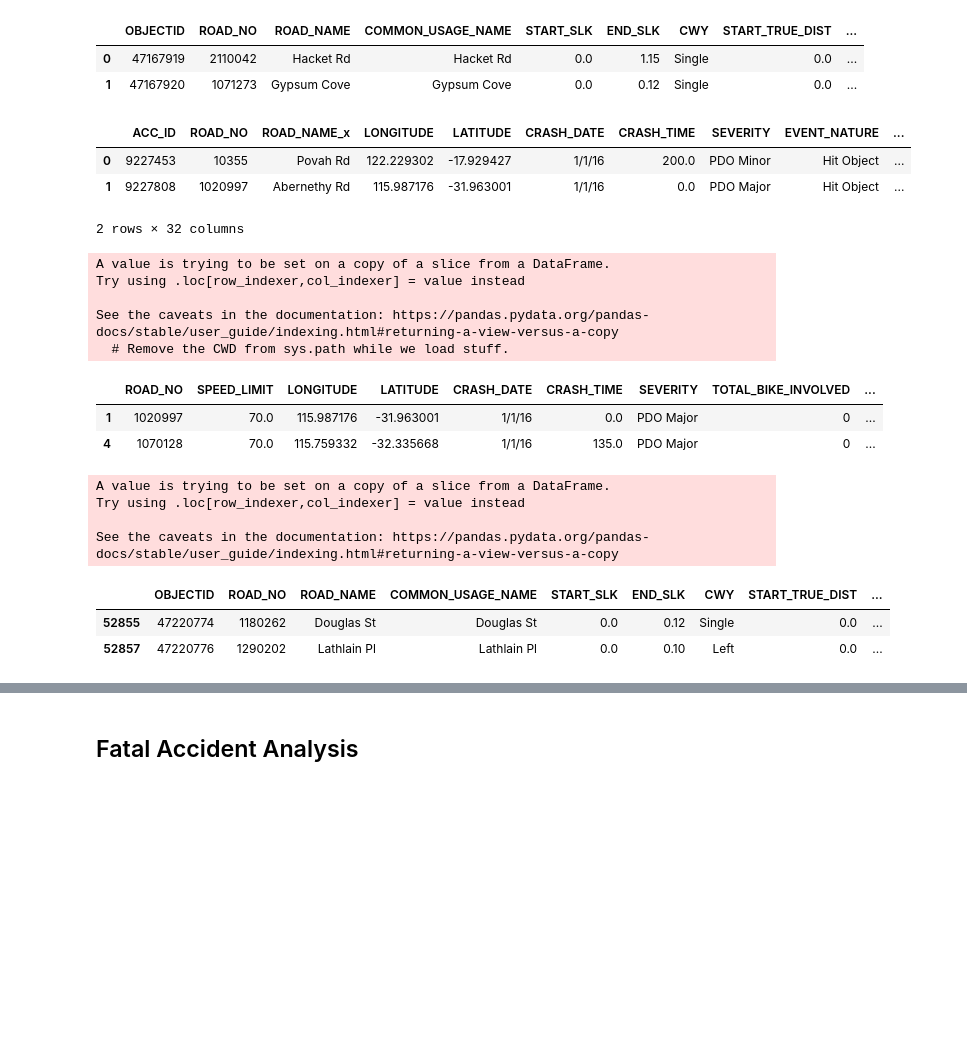
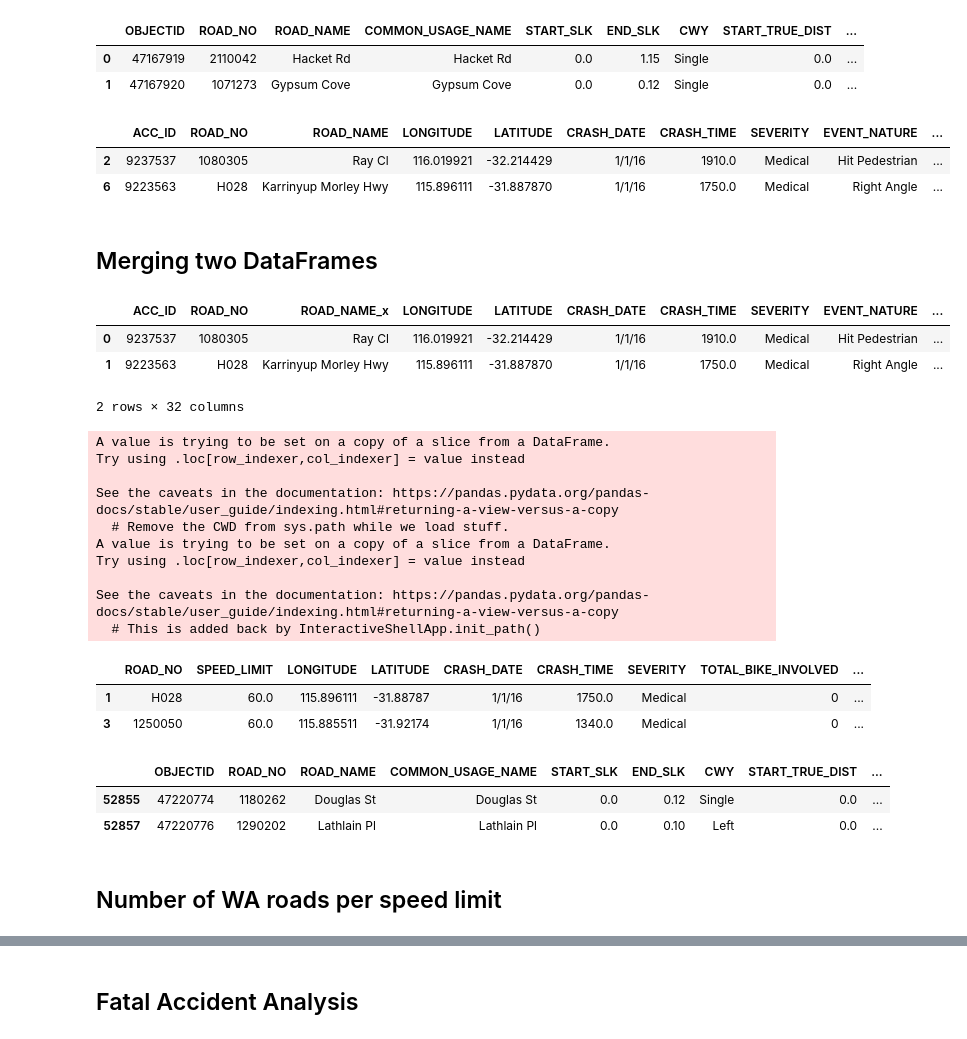
Before and after one commit to NZeinali/project_one, a Jupyter notebook: project1.ipynb, the cells around one changed output, grey strips where cells are left out. Drawn from its saved outputs; the diff is of its cells as text; code cells hidden in the pictures; blank space fills up the shorter version.

```diff
--- a/project1.ipynb
+++ b/project1.ipynb
@@ -44,12 +36,25 @@ speedlimit_df.head(2)
+# %%
+# Removing Property Damage(PDO) from Traffic DataFrame
+traffic_df=traffic_df.loc[(traffic_df["SEVERITY"]=="Fatal")|(traffic_df["SEVERITY"]=="Hospital")\
+    |(traffic_df["SEVERITY"]=="Medical")]
+traffic_df.head(2)
+# %% [output]
+|  | ACC_ID | ROAD_NO | ROAD_NAME | LONGITUDE | LATITUDE | CRASH_DATE | CRASH_TIME | SEVERITY | EVENT_NATURE | ... |
+| 2 | 9237537 | 1080305 | Ray Cl | 116.019921 | -32.214429 | 1/1/16 | 1910.0 | Medical | Hit Pedestrian | ... |
+| 6 | 9223563 | H028 | Karrinyup Morley Hwy | 115.896111 | -31.887870 | 1/1/16 | 1750.0 | Medical | Right Angle | ... |
+# %% [markdown]
+## Merging two DataFrames
 # %%
-# Merge Traffic and SpeedLimit DataFrames
-speedlimit_df=speedlimit_df.drop_duplicates(["ROAD_NO"])
-merged_df = pd.merge(traffic_df, speedlimit_df, how="left", on="ROAD_NO", validate="many_to_one")
+# Dropping the duplicate roads in speedlimit DataFrame
+clean_speedlimit_df = speedlimit_df.drop_duplicates(["ROAD_NO"])
+
+# Merging two dataframes
+merged_df = pd.merge(traffic_df, clean_speedlimit_df, how="left", on="ROAD_NO", validate="many_to_one")
 merged_df.head(2)
 # %% [output]
 |  | ACC_ID | ROAD_NO | ROAD_NAME_x | LONGITUDE | LATITUDE | CRASH_DATE | CRASH_TIME | SEVERITY | EVENT_NATURE | ... |
-| 0 | 9227453 | 10355 | Povah Rd | 122.229302 | -17.929427 | 1/1/16 | 200.0 | PDO Minor | Hit Object | ... |
-| 1 | 9227808 | 1020997 | Abernethy Rd | 115.987176 | -31.963001 | 1/1/16 | 0.0 | PDO Major | Hit Object | ... |
+| 0 | 9237537 | 1080305 | Ray Cl | 116.019921 | -32.214429 | 1/1/16 | 1910.0 | Medical | Hit Pedestrian | ... |
+| 1 | 9223563 | H028 | Karrinyup Morley Hwy | 115.896111 | -31.887870 | 1/1/16 | 1750.0 | Medical | Right Angle | ... |
 2 rows × 32 columns
 # %%
 # Cleaning merged dataframe
@@ -62,6 +67,9 @@ clean_merged_df=merged_df.loc[merged_df["SPEED_LIMIT"]!= \
 
 # Convert SPEED_LIMIT column from object to float
 clean_merged_df["SPEED_LIMIT"]=clean_merged_df["SPEED_LIMIT"].str.replace("km/h"," ").astype(float)
+clean_merged_df["CRASH_YEAR"]=clean_merged_df["CRASH_DATE"].str.split("/",expand=True)[2].astype(float)
+
+clean_merged_df.to_csv("merged_df.csv")
 clean_merged_df.head(2)
 # %% [output]
 A value is trying to be set on a copy of a slice from a DataFrame.
@@ -69,22 +77,25 @@ Try using .loc[row_indexer,col_indexer] = value instead
 
 See the caveats in the documentation: https://pandas.pydata.org/pandas-docs/stable/user_guide/indexing.html#returning-a-view-versus-a-copy
   # Remove the CWD from sys.path while we load stuff.
+A value is trying to be set on a copy of a slice from a DataFrame.
+Try using .loc[row_indexer,col_indexer] = value instead
+
+See the caveats in the documentation: https://pandas.pydata.org/pandas-docs/stable/user_guide/indexing.html#returning-a-view-versus-a-copy
+  # This is added back by InteractiveShellApp.init_path()
 |  | ROAD_NO | SPEED_LIMIT | LONGITUDE | LATITUDE | CRASH_DATE | CRASH_TIME | SEVERITY | TOTAL_BIKE_INVOLVED | ... |
-| 1 | 1020997 | 70.0 | 115.987176 | -31.963001 | 1/1/16 | 0.0 | PDO Major | 0 | ... |
-| 4 | 1070128 | 70.0 | 115.759332 | -32.335668 | 1/1/16 | 135.0 | PDO Major | 0 | ... |
+| 1 | H028 | 60.0 | 115.896111 | -31.88787 | 1/1/16 | 1750.0 | Medical | 0 | ... |
+| 3 | 1250050 | 60.0 | 115.885511 | -31.92174 | 1/1/16 | 1340.0 | Medical | 0 | ... |
 # %%
-# Cleaning speedlimit dataframe
-clean_speedlimit=speedlimit_df.loc[speedlimit_df["SPEED_LIMIT"]!= \
+# Cleaning speedlimit DataFrame
+clean_speedlimit_df=clean_speedlimit_df.loc[clean_speedlimit_df["SPEED_LIMIT"]!= \
     "50km/h applies in built up areas or 110km/h outside built up areas"]
 
 # Convert SPEED_LIMIT column from object to float
-clean_speedlimit["SPEED_LIMIT"]=clean_speedlimit["SPEED_LIMIT"].str.replace("km/h"," ").astype(float)
-clean_speedlimit.head(2)
+clean_speedlimit_df["SPEED_LIMIT"]=clean_speedlimit_df["SPEED_LIMIT"].str.replace("km/h"," ").astype(float)
+clean_speedlimit_df.head(2)
 # %% [output]
-A value is trying to be set on a copy of a slice from a DataFrame.
-Try using .loc[row_indexer,col_indexer] = value instead
-
-See the caveats in the documentation: https://pandas.pydata.org/pandas-docs/stable/user_guide/indexing.html#returning-a-view-versus-a-copy
 |  | OBJECTID | ROAD_NO | ROAD_NAME | COMMON_USAGE_NAME | START_SLK | END_SLK | CWY | START_TRUE_DIST | ... |
 | 52855 | 47220774 | 1180262 | Douglas St | Douglas St | 0.0 | 0.12 | Single | 0.0 | ... |
 | 52857 | 47220776 | 1290202 | Lathlain Pl | Lathlain Pl | 0.0 | 0.10 | Left | 0.0 | ... |
+# %% [markdown]
+## Number of WA roads per speed limit
```
Also changed, not shown: parts of 30 cells of this notebook.
